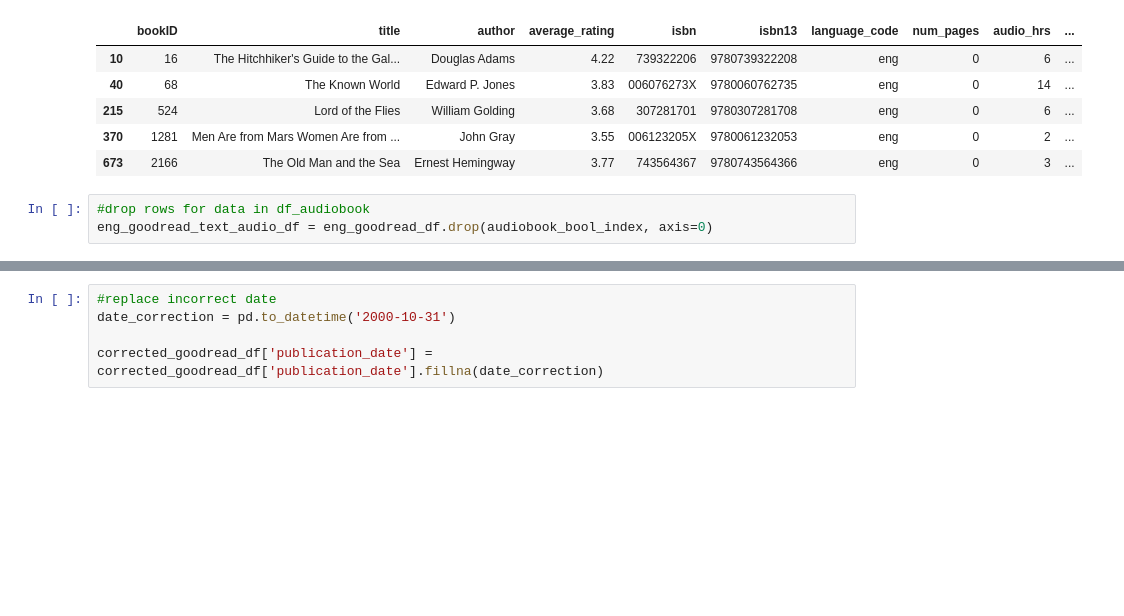
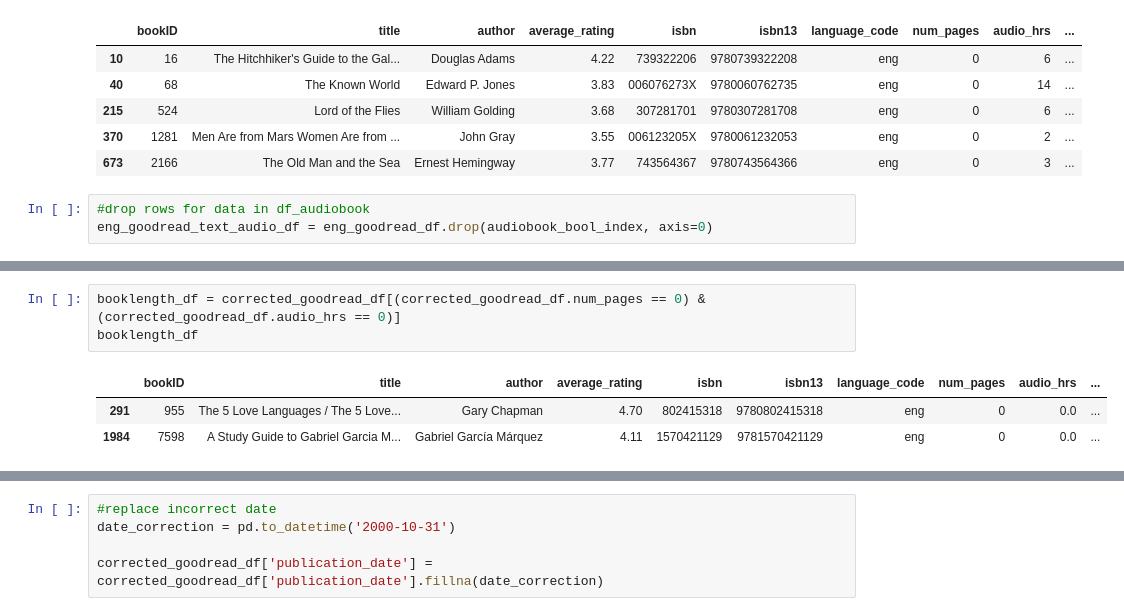
Before and after one commit to jfrankbryant/data-science-blog-post, a Jupyter notebook: DataScienceBlogPost-Wrangling.ipynb, the cells around one changed output, grey strips where cells are left out. Cells and saved outputs as stored; diff of their text form; blank space fills up the shorter version.

```diff
--- a/DataScienceBlogPost_Books.ipynb
+++ b/DataScienceBlogPost-Wrangling.ipynb
@@ -449,0 +650,7 @@ dtype: object
+# %%
+booklength_df = corrected_goodread_df[(corrected_goodread_df.num_pages == 0) & (corrected_goodread_df.audio_hrs == 0)]
+booklength_df
+# %% [output]
+|  | bookID | title | author | average_rating | isbn | isbn13 | language_code | num_pages | audio_hrs | ... |
+| 291 | 955 | The 5 Love Languages / The 5 Love... | Gary Chapman | 4.70 | 802415318 | 9780802415318 | eng | 0 | 0.0 | ... |
+| 1984 | 7598 | A Study Guide to Gabriel Garcia M... | Gabriel García Márquez | 4.11 | 1570421129 | 9781570421129 | eng | 0 | 0.0 | ... |
```
Also changed, not shown: parts of 69 cells of this notebook, 2 other files.
